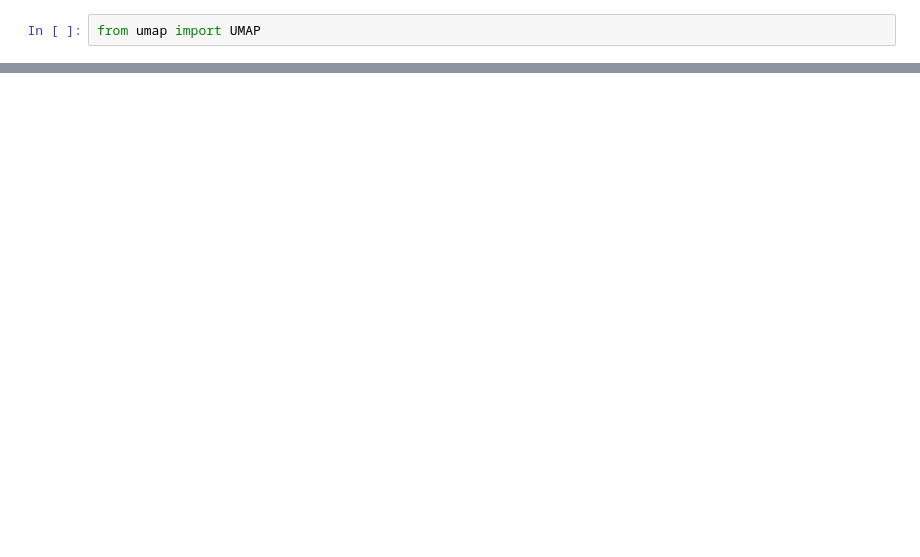
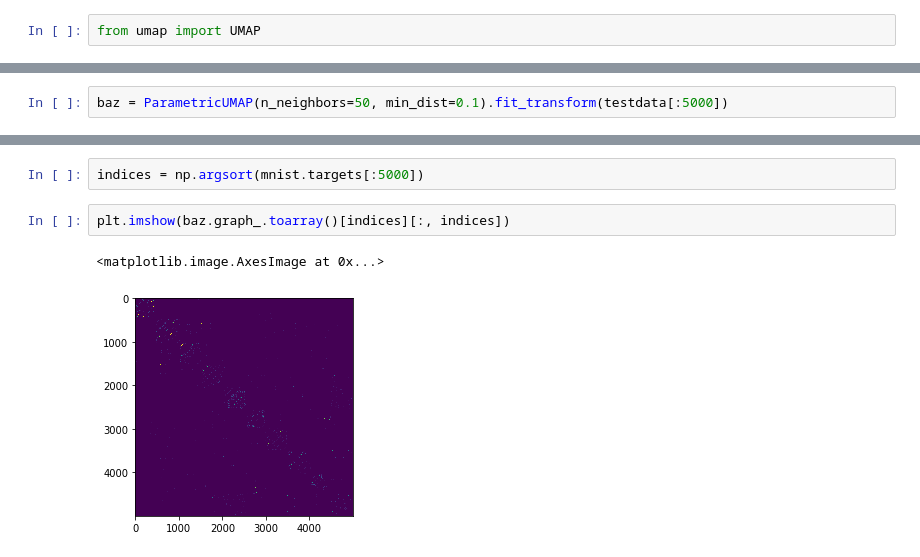
Before and after one commit to einbandi/ptsne-pytorch, a Jupyter notebook: pumap-dev.ipynb, the cells around one changed output, grey strips where cells are left out. Cells and saved outputs as stored; diff of their text form; blank space fills up the shorter version.

```diff
--- a/pumap-dev.ipynb
+++ b/pumap-dev.ipynb
@@ -430,0 +452,2 @@ baz[p_precalc.nonzero()] = 1
+# %%
+baz = ParametricUMAP(n_neighbors=50, min_dist=0.1).fit_transform(testdata[:5000])
@@ -430,0 +474,7 @@ baz[p_precalc.nonzero()] = 1
+# %%
+indices = np.argsort(mnist.targets[:5000])
+# %%
+plt.imshow(baz.graph_.toarray()[indices][:, indices])
+# %% [output]
+<matplotlib.image.AxesImage at 0x...>
+[figure, added]
```
Also changed, not shown: parts of 35 cells of this notebook, 1 other file.
